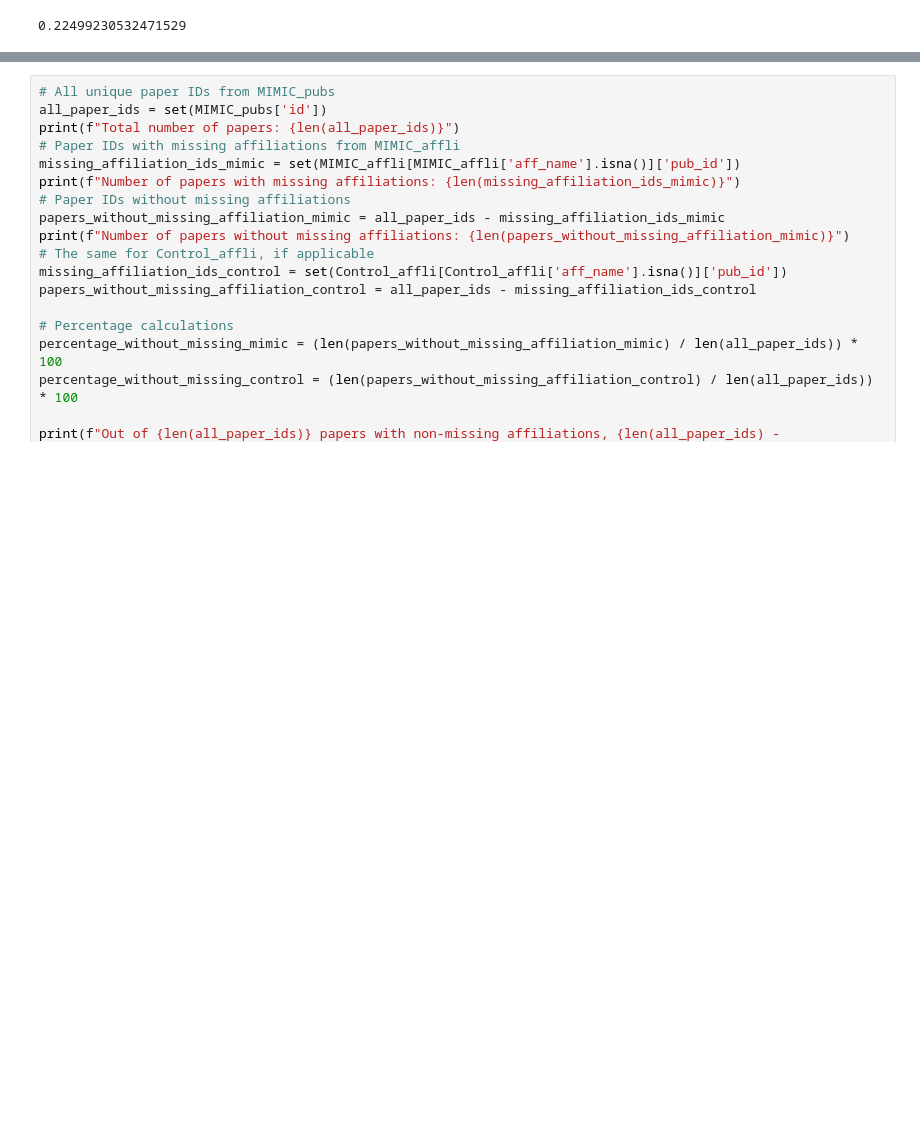
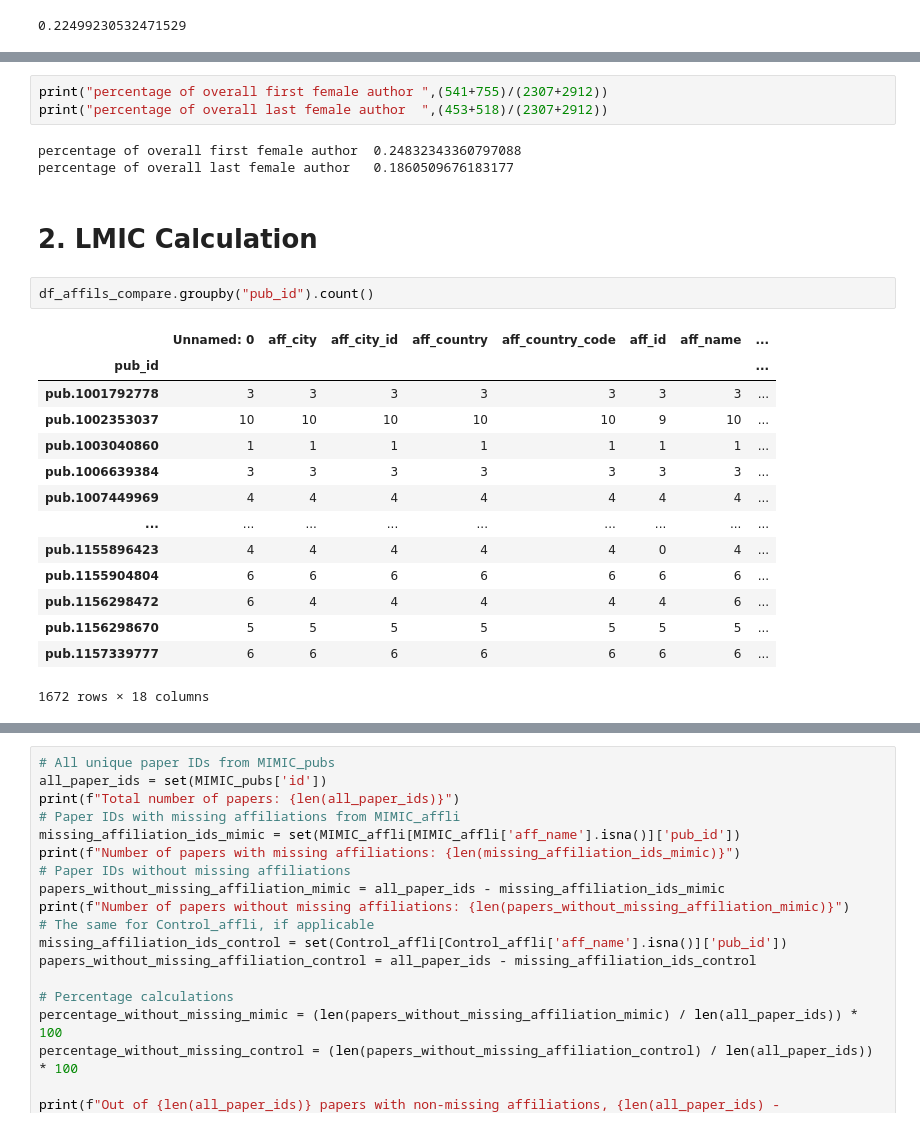
Before and after one commit to anpetushkov/OpenVsPrivateDatasets, a Jupyter notebook: OpenVsPrivateDataMaster.ipynb, the cells around one changed output, grey strips where cells are left out. Saved outputs shown, nothing was run; the diff lists cells and outputs as text; blank space fills up the shorter version.

```diff
--- a/OpenVsPrivateDataMaster.ipynb
+++ b/OpenVsPrivateDataMaster.ipynb
@@ -629,0 +776,25 @@ Z-test: female last - Z statistic: 1.2835, p-value: 0.0997
+# %%
+print("percentage of overall first female author ",(541+755)/(2307+2912))
+print("percentage of overall last female author  ",(453+518)/(2307+2912))
+# %% [output]
+percentage of overall first female author  0.24832343360797088
+percentage of overall last female author   0.1860509676183177
+# %% [markdown]
+# 2. LMIC Calculation
+# %%
+df_affils_compare.groupby("pub_id").count()
+# %% [output]
+|  | Unnamed: 0 | aff_city | aff_city_id | aff_country | aff_country_code | aff_id | aff_name | ... |
+| pub_id |  |  |  |  |  |  |  | ... |
+| pub.1001792778 | 3 | 3 | 3 | 3 | 3 | 3 | 3 | ... |
+| pub.1002353037 | 10 | 10 | 10 | 10 | 10 | 9 | 10 | ... |
+| pub.1003040860 | 1 | 1 | 1 | 1 | 1 | 1 | 1 | ... |
+| pub.1006639384 | 3 | 3 | 3 | 3 | 3 | 3 | 3 | ... |
+| pub.1007449969 | 4 | 4 | 4 | 4 | 4 | 4 | 4 | ... |
+| ... | ... | ... | ... | ... | ... | ... | ... | ... |
+| pub.1155896423 | 4 | 4 | 4 | 4 | 4 | 0 | 4 | ... |
+| pub.1155904804 | 6 | 6 | 6 | 6 | 6 | 6 | 6 | ... |
+| pub.1156298472 | 6 | 4 | 4 | 4 | 4 | 4 | 6 | ... |
+| pub.1156298670 | 5 | 5 | 5 | 5 | 5 | 5 | 5 | ... |
+| pub.1157339777 | 6 | 6 | 6 | 6 | 6 | 6 | 6 | ... |
+1672 rows × 18 columns
```
Also changed, not shown: parts of 56 cells of this notebook.
